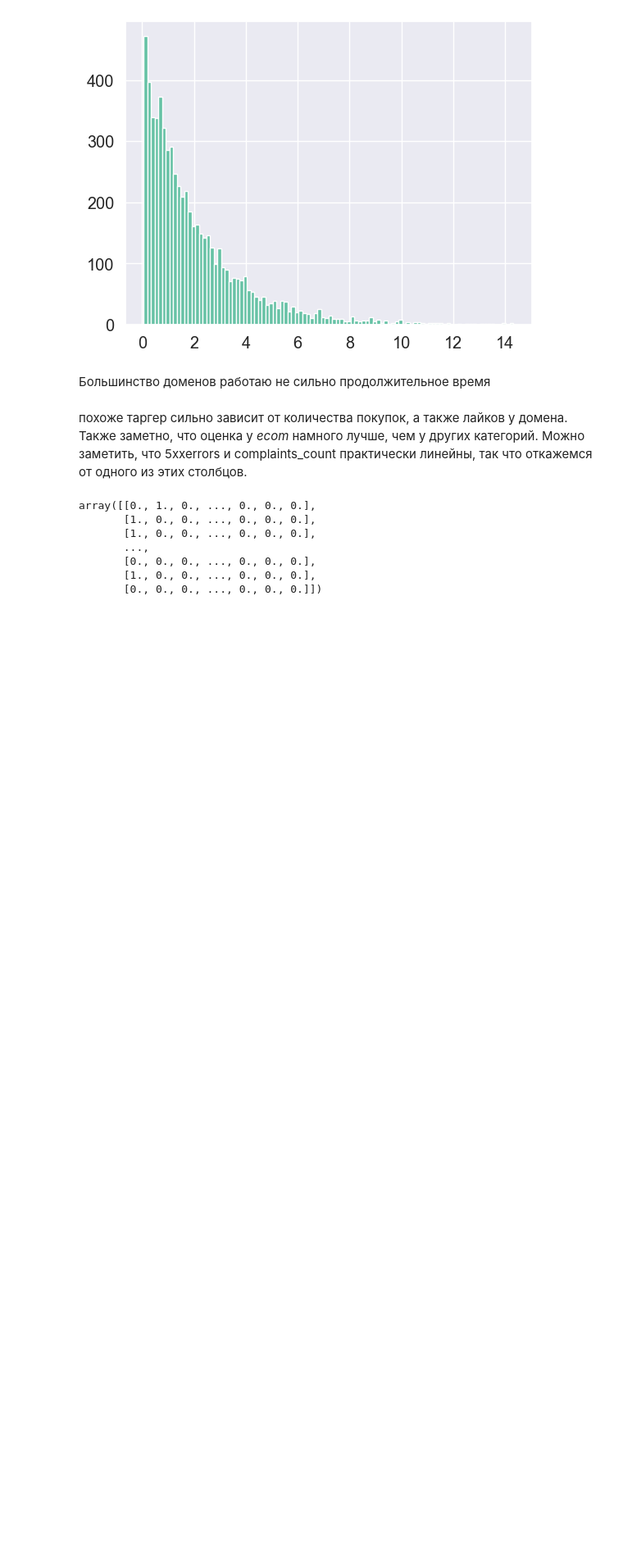
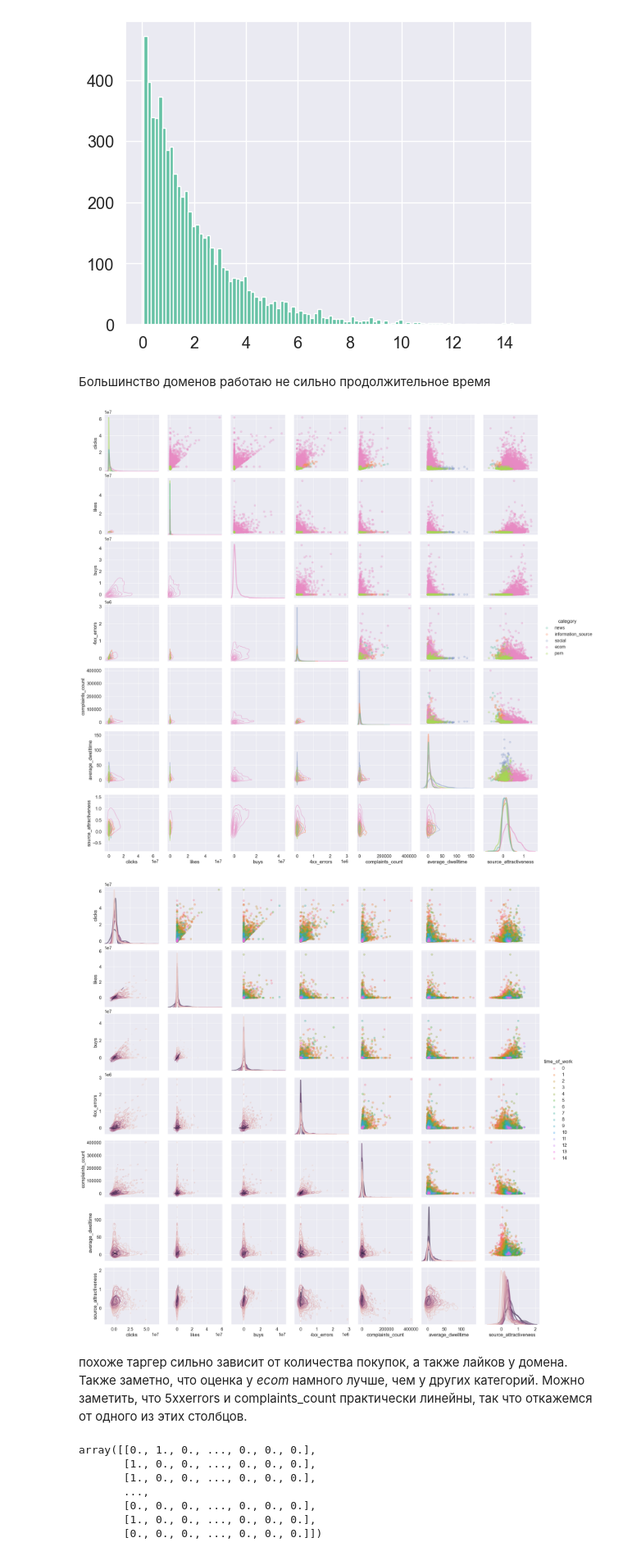
Before and after one commit to DaniilGoryunov/ML, a Jupyter notebook: second/SubmitExample.ipynb, the cells around one changed output. Shown at 82% size. Cells and saved outputs as stored; diff of their text form; code cells hidden in the pictures; blank space fills up the shorter version.

```diff
--- a/second/SubmitExample.ipynb
+++ b/second/SubmitExample.ipynb
@@ -135,12 +135,15 @@ target_features = 'source_attractiveness'
 import warnings
 warnings.filterwarnings('ignore')
 # %%
-# for hue in categorial_features:
-#     g = sns.PairGrid(train[[*(real_features + [target_features]), hue]], hue=hue, diag_sharey=False, height=3)
-#     g.map_lower(sns.kdeplot, alpha=0.6)
-#     g.map_upper(plt.scatter, alpha=0.3)
-#     g.map_diag(sns.kdeplot, lw=3, alpha=0.6, common_norm=False)
-#     g.add_legend()
+for hue in categorial_features:
+    g = sns.PairGrid(train[[*(real_features + [target_features]), hue]], hue=hue, diag_sharey=False, height=3)
+    g.map_lower(sns.kdeplot, alpha=0.6)
+    g.map_upper(plt.scatter, alpha=0.3)
+    g.map_diag(sns.kdeplot, lw=3, alpha=0.6, common_norm=False)
+    g.add_legend()
+# %% [output]
+[figure, added]
+[figure, added]
 # %% [markdown]
 похоже таргер сильно зависит от количества покупок, а также лайков у домена. Также заметно, что оценка у *ecom* намного лучше, чем у других категорий. Можно заметить, что 5xxerrors и complaints_count практически линейны, так что откажемся от одного из этих столбцов.
 # %%
```
Also changed, not shown: parts of 1 cell of this notebook.
